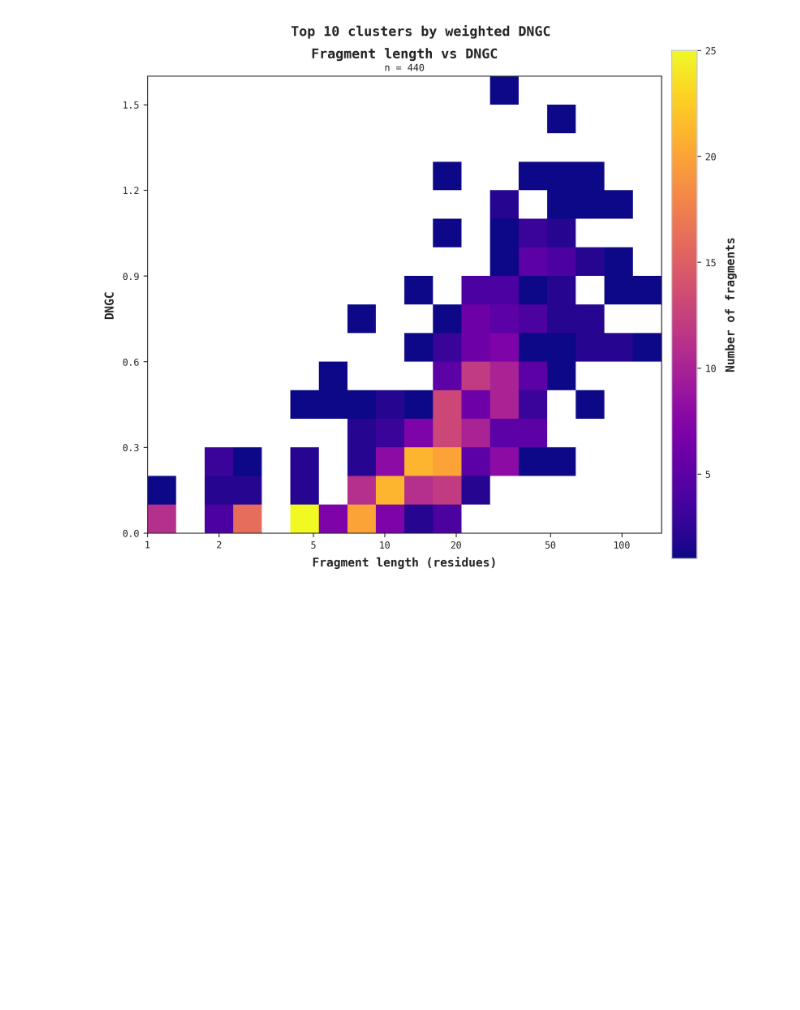
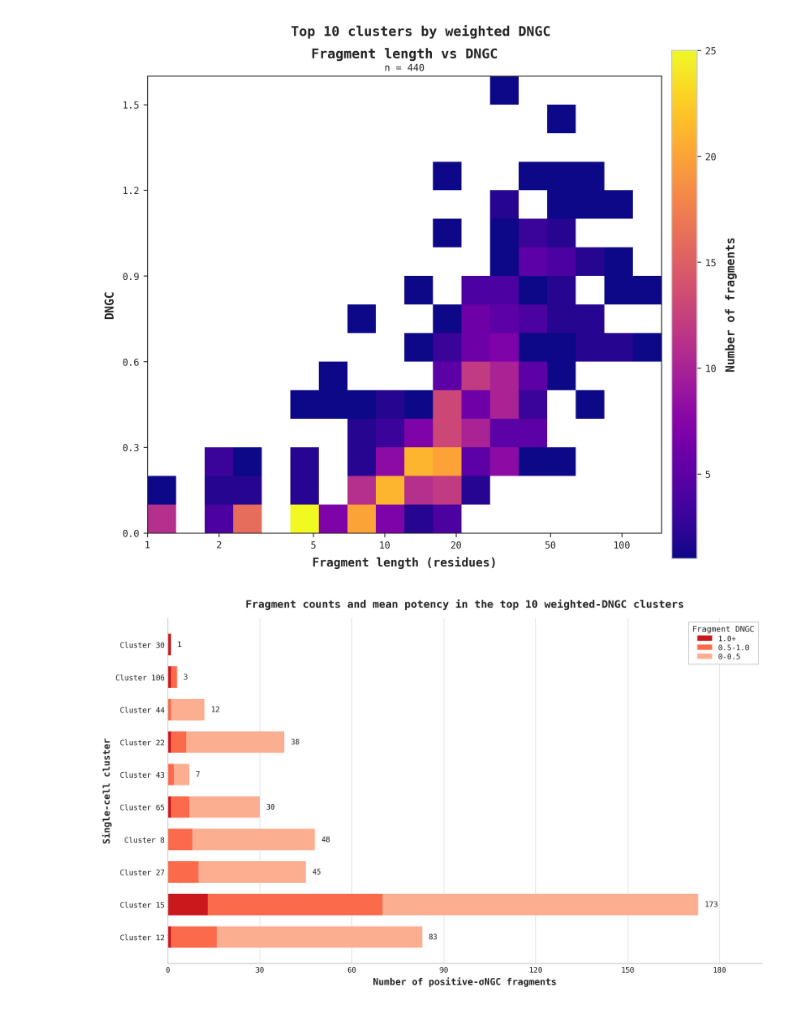
Before and after one commit to KYinXu/Peptide-Anti-microbial-Properties-Prediction, a Jupyter notebook: notebooks/skin_clusters/final_presentation_figures.ipynb, the cells around one changed output. Saved outputs shown, nothing was run; the diff lists cells and outputs as text; code cells hidden in the pictures; blank space fills up the shorter version.

```diff
--- a/notebooks/skin_clusters/final_presentation_figures.ipynb
+++ b/notebooks/skin_clusters/final_presentation_figures.ipynb
@@ -1363,8 +1363,12 @@ plot_pooled_fragment_heatmap(profiles, top_fragment_clusters)
 [figure]
 # %%
 FRAGMENT_DNGC_EDGES = [0.0, 0.5, 1.0, np.inf]
-FRAGMENT_DNGC_LABELS = ["Lower (< 0.5)", "Intermediate (0.5–<1.0)", "Higher (≥ 1.0)"]
-FRAGMENT_DNGC_COLORS = ["#f4d35e", "#45b39d", "#3d5a80"]
+FRAGMENT_DNGC_LABELS = ["0-0.5", "0.5-1.0", "1.0+"]
+FRAGMENT_DNGC_COLORS = {
+    "0-0.5": "#fcae91",
+    "0.5-1.0": "#fb6a4a",
+    "1.0+": "#cb181d",
+}
 
 
 def cluster_fragment_dngc(frame: pd.DataFrame, cluster_names: list[str]) -> pd.DataFrame:
@@ -1400,50 +1404,71 @@ def fragment_strength_counts(
     return counts.astype(int)
 
 
+def short_cluster_name(name: str) -> str:
+    match = re.match(r"Cluster\s+\d+", str(name))
+    return match.group(0) if match else str(name)
+
+
 def plot_cluster_fragment_strengths(counts: pd.DataFrame) -> None:
-    totals = counts.sum(axis=1)
-    order = totals.sort_values(ascending=False, kind="mergesort").index
-    ordered = counts.loc[order]
-    totals = totals.loc[order]
+    ordered = counts.copy()
+    totals = ordered.sum(axis=1)
+    y_positions = np.arange(len(ordered))
 
     fig, ax = plt.subplots(figsize=(10.5, 6.2), dpi=300, layout="constrained")
     left = np.zeros(len(ordered), dtype=np.float64)
-    for label, color in zip(FRAGMENT_DNGC_LABELS, FRAGMENT_DNGC_COLORS, strict=True):
+    for label in reversed(FRAGMENT_DNGC_LABELS):
         values = ordered[label].to_numpy()
-        ax.barh(ordered.index, values, left=left, height=0.66, color=color, label=label)
+        ax.barh(
+            y_positions,
+            values,
+            left=left,
+            height=0.66,
+            color=FRAGMENT_DNGC_COLORS[label],
+            label=label,
+        )
         left += values
 
     label_offset = max(float(totals.max()) * 0.012, 0.25)
     for y, total in enumerate(totals):
         ax.text(total + label_offset, y, f"{int(total):,}", va="center", fontsize=8.5)
 
+    ax.set_yticks(y_positions, [short_cluster_name(name) for name in ordered.index])
     ax.invert_yaxis()
     ax.set_xlim(0, max(float(totals.max()) * 1.12, 1.0))
     ax.xaxis.set_major_locator(MaxNLocator(integer=True, nbins=7))
     ax.set_xlabel("Number of positive-σNGC fragments", fontsize=10.5, fontweight="bold")
     ax.set_ylabel("Single-cell cluster", fontsize=10.5, fontweight="bold")
     ax.set_title(
-        "Fragment counts and potency in the top 10 weighted-DNGC clusters",
+        "Fragment counts and mean potency in the top 10 weighted-DNGC clusters",
         fontsize=12,
         fontweight="bold",
         pad=12,
     )
-    ax.legend(
-        title="Fragment DNGC = A/S",
-        frameon=False,
-        loc="lower right",
+    legend = ax.legend(
+        title="Fragment DNGC",
+        frameon=True,
+        fancybox=False,
+        framealpha=1.0,
+        facecolor="white",
+        edgecolor="#b3b3b3",
+        loc="upper right",
         fontsize=8.5,
         title_fontsize=9,
+        labelspacing=0.25,
+        borderpad=0.5,
     )
+    legend.get_frame().set_linewidth(0.6)
     ax.grid(axis="x", color="#d8dde5", linewidth=0.7)
     ax.grid(axis="y", visible=False)
     ax.set_axisbelow(True)
     ax.spines[["top", "right"]].set_visible(False)
     ax.tick_params(axis="both", labelsize=8.5)
     plt.show()
 
 
 top_cluster_names = weighted_cluster_sizes[CLUSTER_COL].head(10).tolist()
 fragment_dngc = cluster_fragment_dngc(profiles, top_cluster_names)
 fragment_counts = fragment_strength_counts(fragment_dngc, top_cluster_names)
 plot_cluster_fragment_strengths(fragment_counts)
+# %% [output]
+[figure, added]
```
Also changed, not shown: 6 other files.
